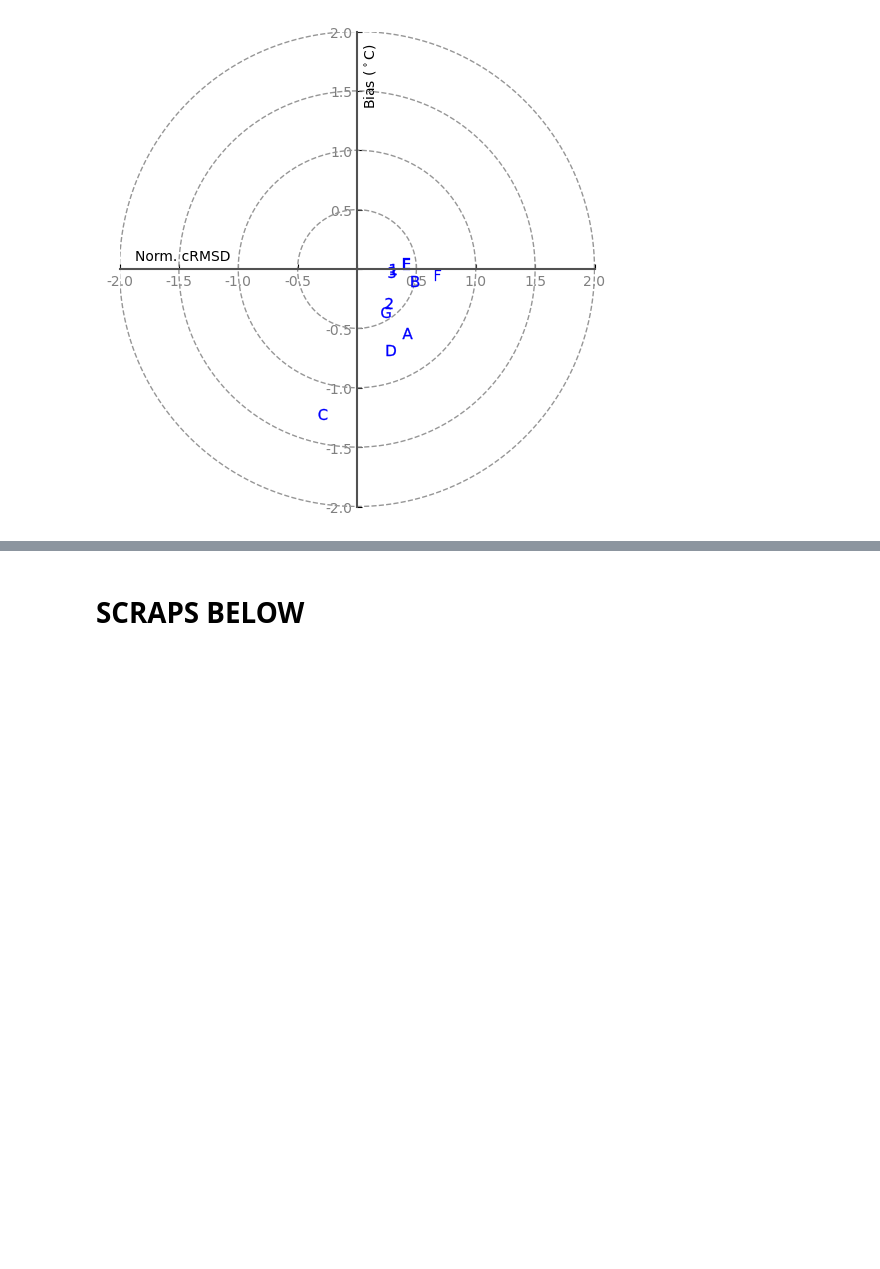
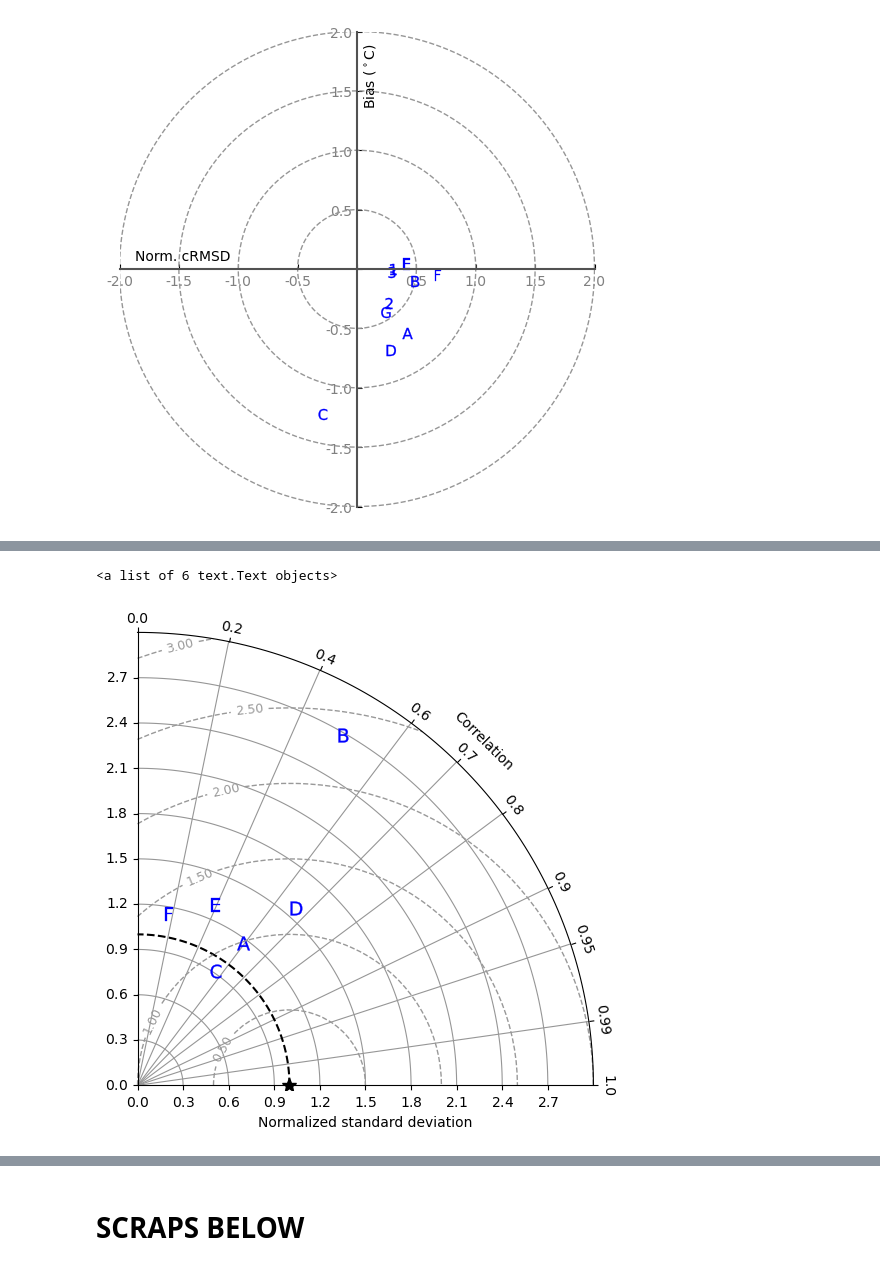
Before and after one commit to goldford/NEMO-Salish-Sea-1500, a Jupyter notebook: code/Analysis - LH, SST eval - Taylor.ipynb, the cells around one changed output, grey strips where cells are left out. Cells and saved outputs as stored; diff of their text form; code cells hidden in the pictures; blank space fills up the shorter version.

```diff
--- a/code/Analysis - LH, SST eval - Taylor.ipynb
+++ b/code/Analysis - LH, SST eval - Taylor.ipynb
@@ -1582,0 +2145,80 @@ array([['0.419384174532246'],
+# %%
+fig = plt.figure(figsize=(6,6))
+contour_levs = 6
+ccoef = lh_stats_taylor_S_np[:,6].astype('f')
+sdev = lh_stats_taylor_S_np[:,3].astype('f')
+
+pairs_stats = []
+
+for i in range(len(sdev+1)):
+
+    if i == 0:
+        stn = "reference"
+        sig = 1
+        cc = 1
+    else:
+        stn = o_markerlabel[i-1]
+        sig = sdev[i-1]
+        cc = ccoef[i-1]
+
+    pairs_stats.append([stn,[sig,cc]])
+pairs_stats
+
+
+# requires pairs of obs
+samples=pairs_stats
+
+# Taylor diagram
+# dia = TaylorDiagram(obs_stdev_T, fig=fig, rect=122, label="Reference",
+#                     srange=(0, 1.5))
+# normalized
+dia = TaylorDiagram(1,
+                    fig=fig,
+                    rect=111,
+                    label="Reference",
+                    srange=(0, 3.0))
+
+# colors = plt.matplotlib.cm.jet(np.linspace(0, 1, len(samples)))
+
+# Add the model markers to Taylor diagram
+i = 0
+#for i, (stn, stddev, corrcoef) in enumerate(samples):
+for i, (stn, stats) in enumerate(pairs_stats):
+    # avoid douvble-plotting ref
+    if stn == 'reference':
+        continue
+    stddev = stats[0]
+    corrcoef = stats[1]
+    #print(corrcoef)
+    dia.add_sample(stddev,
+                   corrcoef,
+                   #marker='$%d$' % (i+1),
+                   marker=o_markers[stn]['symbol'],
+                   ms=o_markers[stn]['size'],
+                   ls='',
+#                    mfc=colors[i],
+                   mfc=o_markers[stn]['facecolor'],
+#                    mec=colors[i],
+                   mec=o_markers[stn]['edgecolor'],
+                   mew=o_markers[key]['edgewidth'],
+                   #label="%d" % (i+1))
+                   label=o_markerlabel[i])
+
+# Add grid
+dia.add_grid(ls='-',color='#969696',lw=0.8)
+dia._ax.axis[:].major_ticks.set_tick_out(True)
+dia._ax.xaxis.set_tick_params(labelsize=1)
+dia._ax.axis["top"].label.set_text("Correlation")
+dia._ax.axis["left"].label.set_text("Normalized standard deviation")
+
+# Add RMS contours, and label them
+contours = dia.add_contours(colors='0.6', levels = contour_levs, linewidths = 1, linestyles='--')
+plt.clabel(contours, inline=1, fontsize=9, fmt='%.2f')
+
+# Add a figure legend
+# fig.legend(dia.samplePoints,
+#            [ p.get_label() for p in dia.samplePoints ],
+#            numpoints=1, prop=dict(size='small'), loc='upper right')
+# %% [output]
+<a list of 6 text.Text objects>
+[figure, added]
```
Also changed, not shown: parts of 16 cells of this notebook, 2 other files.
